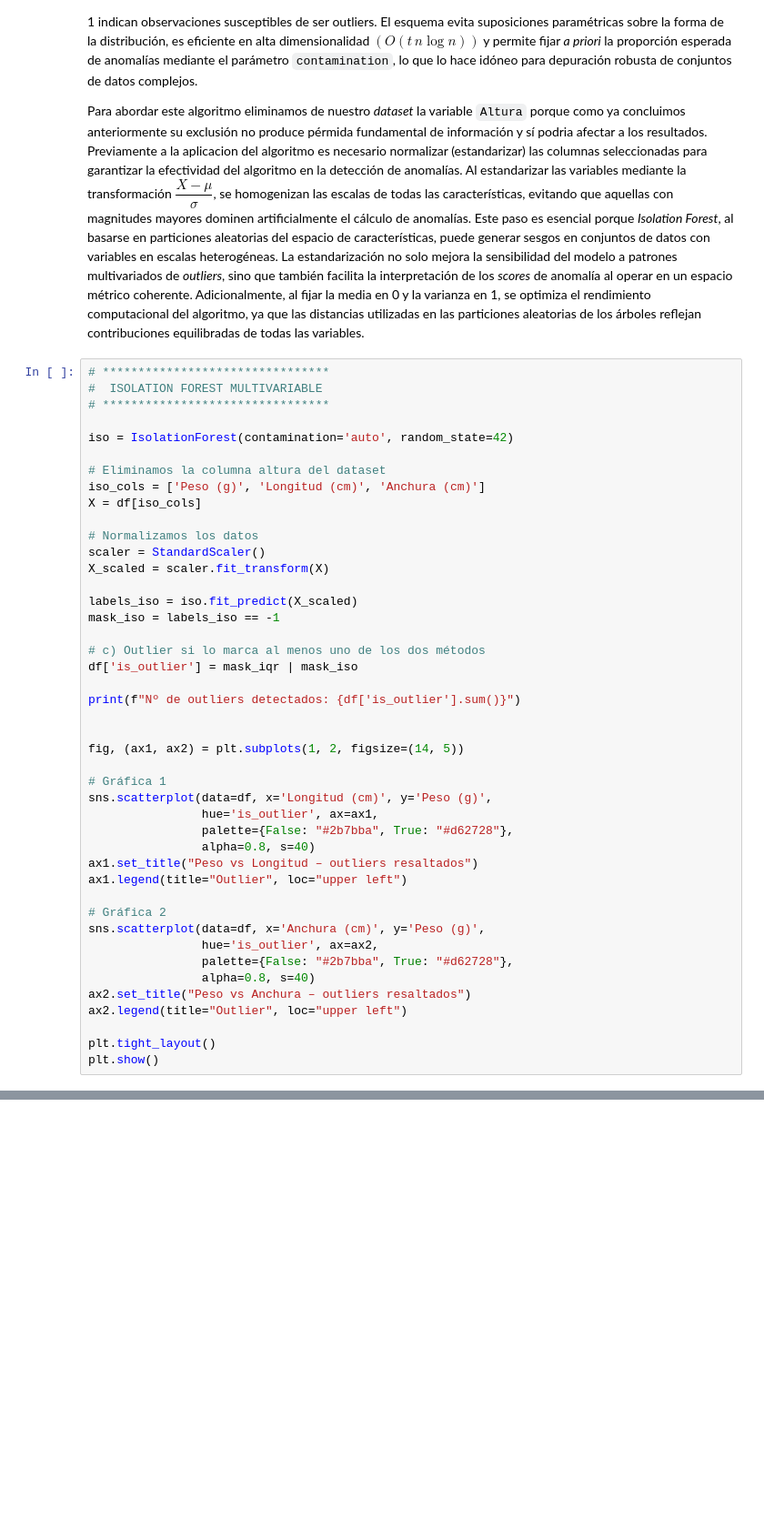
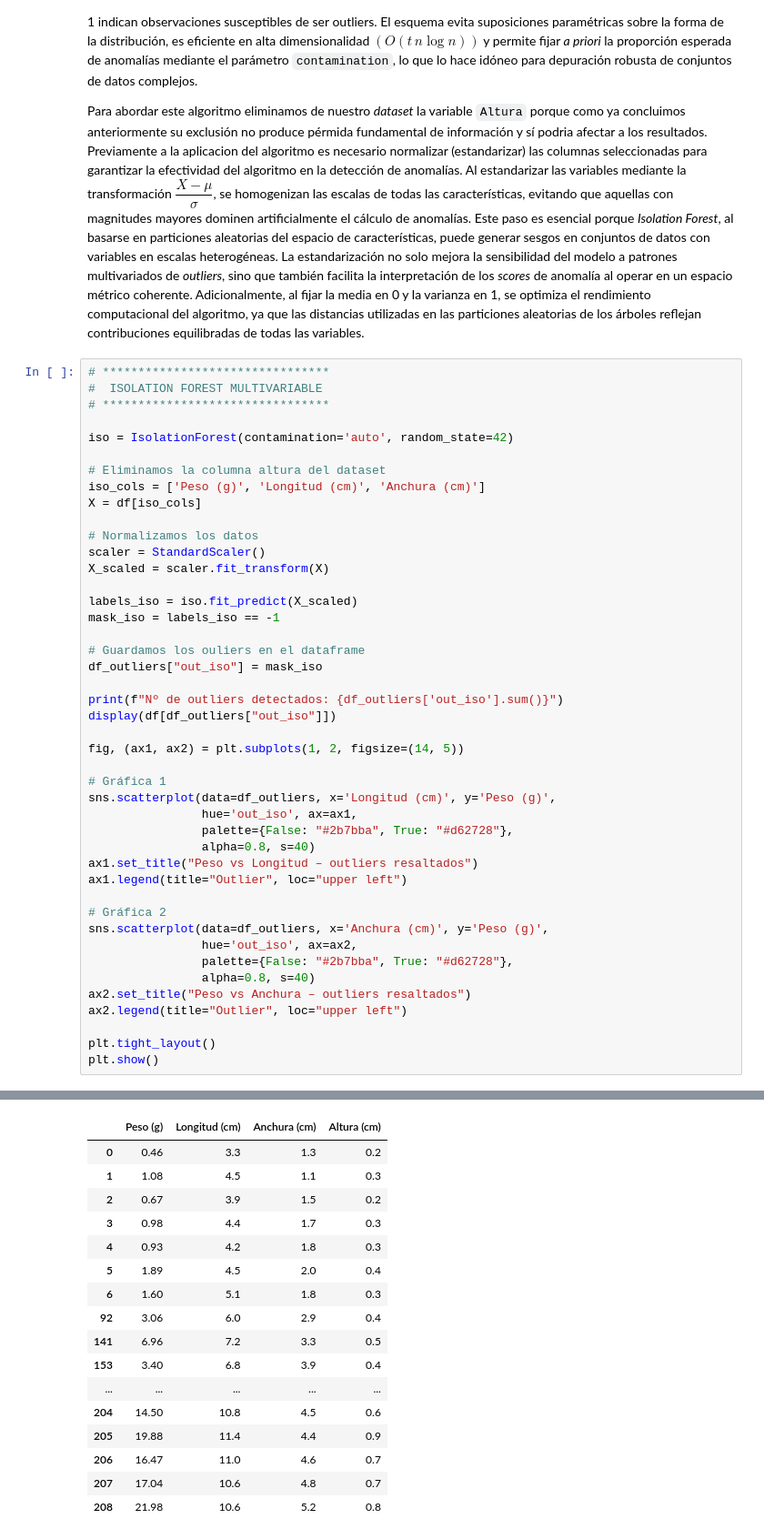
Before and after one commit to jalosu/FLATCLASS, a Jupyter notebook: content/01/Optimizacion.ipynb, the cells around one changed output, grey strips where cells are left out. Shown: that part at 91% size. Cells and saved outputs as stored; diff of their text form; blank space fills up the shorter version.

```diff
--- a/content/01/Optimizacion.ipynb
+++ b/content/01/Optimizacion.ipynb
@@ -267,39 +276,56 @@ iso = IsolationForest(contamination='auto', random_state=42)
 iso_cols = ['Peso (g)', 'Longitud (cm)', 'Anchura (cm)']
 X = df[iso_cols]
 
 # Normalizamos los datos
 scaler = StandardScaler()
 X_scaled = scaler.fit_transform(X)
 
 labels_iso = iso.fit_predict(X_scaled)
 mask_iso = labels_iso == -1
 
-# c) Outlier si lo marca al menos uno de los dos métodos
-df['is_outlier'] = mask_iqr | mask_iso
+# Guardamos los ouliers en el dataframe
+df_outliers["out_iso"] = mask_iso
 
-print(f"Nº de outliers detectados: {df['is_outlier'].sum()}")
-
+print(f"Nº de outliers detectados: {df_outliers['out_iso'].sum()}")
+display(df[df_outliers["out_iso"]])
 
 fig, (ax1, ax2) = plt.subplots(1, 2, figsize=(14, 5))
 
 # Gráfica 1
-sns.scatterplot(data=df, x='Longitud (cm)', y='Peso (g)',
-                hue='is_outlier', ax=ax1,
+sns.scatterplot(data=df_outliers, x='Longitud (cm)', y='Peso (g)',
+                hue='out_iso', ax=ax1,
                 palette={False: "#2b7bba", True: "#d62728"},
                 alpha=0.8, s=40)
 ax1.set_title("Peso vs Longitud – outliers resaltados")
 ax1.legend(title="Outlier", loc="upper left")
 
 # Gráfica 2
-sns.scatterplot(data=df, x='Anchura (cm)', y='Peso (g)',
-                hue='is_outlier', ax=ax2,
+sns.scatterplot(data=df_outliers, x='Anchura (cm)', y='Peso (g)',
+                hue='out_iso', ax=ax2,
                 palette={False: "#2b7bba", True: "#d62728"},
                 alpha=0.8, s=40)
 ax2.set_title("Peso vs Anchura – outliers resaltados")
 ax2.legend(title="Outlier", loc="upper left")
 
 plt.tight_layout()
 plt.show()
 # %% [output]
 Nº de outliers detectados: 36
+|  | Peso (g) | Longitud (cm) | Anchura (cm) | Altura (cm) |
+| 0 | 0.46 | 3.3 | 1.3 | 0.2 |
+| 1 | 1.08 | 4.5 | 1.1 | 0.3 |
+| 2 | 0.67 | 3.9 | 1.5 | 0.2 |
+| 3 | 0.98 | 4.4 | 1.7 | 0.3 |
+| 4 | 0.93 | 4.2 | 1.8 | 0.3 |
+| 5 | 1.89 | 4.5 | 2.0 | 0.4 |
+| 6 | 1.60 | 5.1 | 1.8 | 0.3 |
+| 92 | 3.06 | 6.0 | 2.9 | 0.4 |
+| 141 | 6.96 | 7.2 | 3.3 | 0.5 |
+| 153 | 3.40 | 6.8 | 3.9 | 0.4 |
+| ... | ... | ... | ... | ... |
+| 204 | 14.50 | 10.8 | 4.5 | 0.6 |
+| 205 | 19.88 | 11.4 | 4.4 | 0.9 |
+| 206 | 16.47 | 11.0 | 4.6 | 0.7 |
+| 207 | 17.04 | 10.6 | 4.8 | 0.7 |
+| 208 | 21.98 | 10.6 | 5.2 | 0.8 |
 [figure]
```
Also changed, not shown: parts of 5 cells of this notebook, 2 other files.
